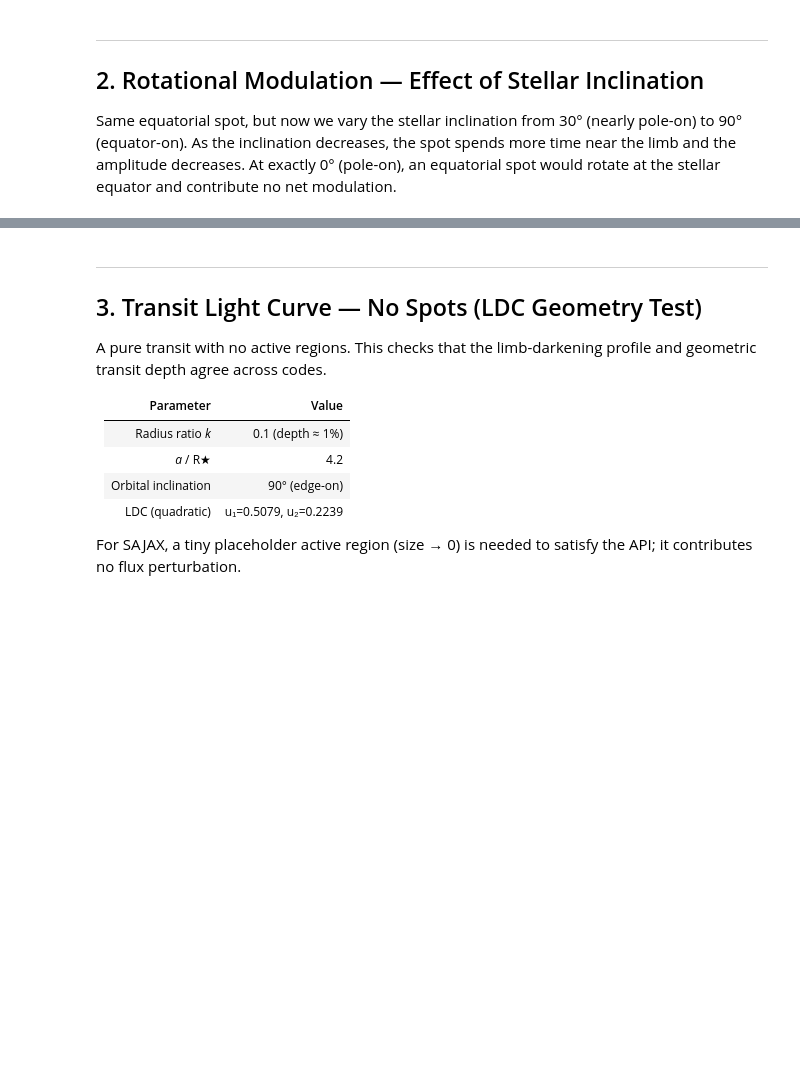
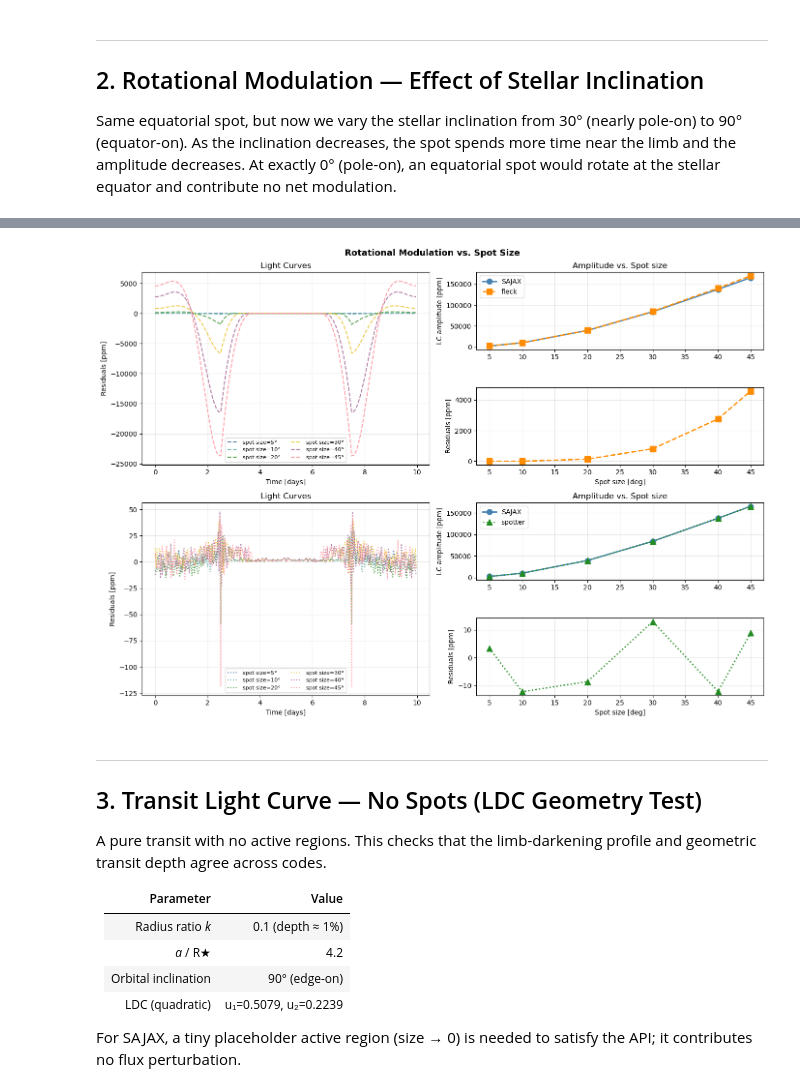
Before and after one commit to SamMerc/sajax, a Jupyter notebook: docs/examples/comparison.ipynb, the cells around one changed output, grey strips where cells are left out. Drawn from its saved outputs; the diff is of its cells as text; code cells hidden in the pictures; blank space fills up the shorter version.

```diff
--- a/docs/examples/comparison.ipynb
+++ b/docs/examples/comparison.ipynb
@@ -322,0 +389,91 @@ plt.show()
+# %%
+spot_sizes = [5.0, 10.0, 20.0, 30.0, 40.0, 45.0]
+colors_inc   = ["#4e79a7", "#76b7b2", "#59a14f", "#edc949", "#af7aa1", "#ff9da7"]
+
+fig, axes = plt.subplot_mosaic([["A", "B"],["A", "C"],["D", "E"],["D", "F"]], figsize=(14, 10))
+fig.suptitle("Rotational Modulation vs. Spot Size", fontsize=13, fontweight="bold")
+
+amps_by_spot_size = {"SAJAX": [], "fleck": [], "spotter": []}
+
+for size, col in zip(spot_sizes, colors_inc):
+
+    # SAJAX
+    res = compute_light_curve(
+        wavelength=WAVELENGTH, flux_quiet=FLUX_QUIET, flux_active=FLUX_SPOT,
+        params=SAJAX_PARAMS, ar_lat=[SPOT_LAT], ar_long=[SPOT_LON], ar_size=[size],
+        phases_rot=PHASES_ROT, stellar_grid_size=GRID_SIZE, ve=VE, ldc_mode="quadratic",
+    )
+    lc_s = np.array(res["lc"])
+    amps_by_spot_size["SAJAX"].append((lc_s.max() - lc_s.min()) * 1e6)
+
+    # Fleck
+    if FLECK_AVAILABLE:
+        fs_i = FleckStar(spot_contrast=SPOT_CONTRAST, n_phases=N_ROT,
+                         u_ld=[U1, U2], rotation_period=P_ROT)
+        r_lin = float(np.sin(np.deg2rad(size)))
+        lc_f = np.squeeze(fs_i.light_curve(
+            np.array([[SPOT_LON]]) * u.deg,
+            np.array([[SPOT_LAT]]) * u.deg,
+            np.array([[r_lin]]),
+            np.array([INC_STAR]) * u.deg,
+        ))
+        t_f = fs_i.phases / (2 * np.pi) * P_ROT
+        amps_by_spot_size["fleck"].append((lc_f.max() - lc_f.min()) * 1e6)
+        axes['A'].plot(t_f, (lc_s - lc_f)*1e6, lw=1.5, ls="--", color=col, label=f"spot size={size:.0f}°")
+
+    # Spotter
+    if SPOTTER_AVAILABLE:
+        spotsize_star = SpotterStar.from_sides(nside, inc=np.deg2rad(INC_STAR), u=(U1, U2), period=P_ROT)
+        _spot_mask = spotsize_star.spot(lat=np.deg2rad(SPOT_LAT), lon=np.deg2rad(SPOT_LON),
+                                        radius=np.deg2rad(size), sharpness=1000)
+        spotsize_star = spotsize_star.set(y=spotsize_star.y * (1.0 - (1.0 - SPOT_CONTRAST) * _spot_mask))
+        lc_sp = np.array(
+            light_curve(spotsize_star, jnp.asarray(TIMES_ROT, dtype=jnp.float32))
+        ).ravel()
+        lc_sp = lc_sp / lc_sp.max()
+        amps_by_spot_size["spotter"].append((lc_sp.max() - lc_sp.min()) * 1e6)
+        axes['D'].plot(TIMES_ROT, (lc_s - lc_sp)*1e6, lw=1.5, ls=":", color=col, label=f"spot size={size:.0f}°")
+
+axes['A'].set_xlabel("Time [days]")
+axes['A'].set_ylabel("Residuals [ppm]")
+axes['A'].set_title("Light Curves")
+axes['A'].legend(fontsize=8, ncol=2)
+axes['A'].grid(alpha=0.3)
+
+axes['D'].set_xlabel("Time [days]")
+axes['D'].set_ylabel("Residuals [ppm]")
+axes['D'].set_title("Light Curves")
+axes['D'].legend(fontsize=8, ncol=2)
+axes['D'].grid(alpha=0.3)
+
+# Amplitude vs spot size
+axes['B'].plot(spot_sizes, amps_by_spot_size["SAJAX"],   "o-", lw=2, ms=8, color="steelblue",   label="SAJAX")
+axes['E'].plot(spot_sizes, amps_by_spot_size["SAJAX"],   "o-", lw=2, ms=8, color="steelblue",   label="SAJAX")
+if amps_by_spot_size["fleck"]:
+    axes['B'].plot(spot_sizes, amps_by_spot_size["fleck"],   "s--", lw=2, ms=8, color="darkorange", label="fleck")
+    axes['C'].plot(spot_sizes, np.array(amps_by_spot_size["fleck"]) - np.array(amps_by_spot_size["SAJAX"]),   "s--", lw=2, ms=8, color="darkorange", label="fleck - SAJAX")
+if amps_by_spot_size["spotter"]:
+    axes['E'].plot(spot_sizes, amps_by_spot_size["spotter"], "^:",  lw=2, ms=8, color="forestgreen", label="spotter")
+    axes['F'].plot(spot_sizes, np.array(amps_by_spot_size["spotter"]) - np.array(amps_by_spot_size["SAJAX"]), "^:",  lw=2, ms=8, color="forestgreen", label="spotter - SAJAX")
+
+axes['B'].set_ylabel("LC amplitude [ppm]")
+axes['C'].set_ylabel("Residuals [ppm]")
+axes['B'].sharex(axes['C'])
+axes['B'].set_title("Amplitude vs. Spot size")
+axes['C'].set_xlabel("Spot size [deg]")
+axes['B'].legend()
+axes['B'].grid(alpha=0.3)
+axes['C'].grid(alpha=0.3)
+
+axes['E'].set_ylabel("LC amplitude [ppm]")
+axes['F'].set_ylabel("Residuals [ppm]")
+axes['E'].sharex(axes['F'])
+axes['E'].set_title("Amplitude vs. Spot size")
+axes['F'].set_xlabel("Spot size [deg]")
+axes['E'].legend()
+axes['E'].grid(alpha=0.3)
+axes['F'].grid(alpha=0.3)
+
+plt.tight_layout()
+plt.show()
+# %% [output]
@@ -323,3 +492,4 @@ plt.show()
+[figure, added]
 # %% [markdown]
 ---
 ## 3. Transit Light Curve — No Spots (LDC Geometry Test)
```
Also changed, not shown: parts of 16 cells of this notebook, 1 other file.
